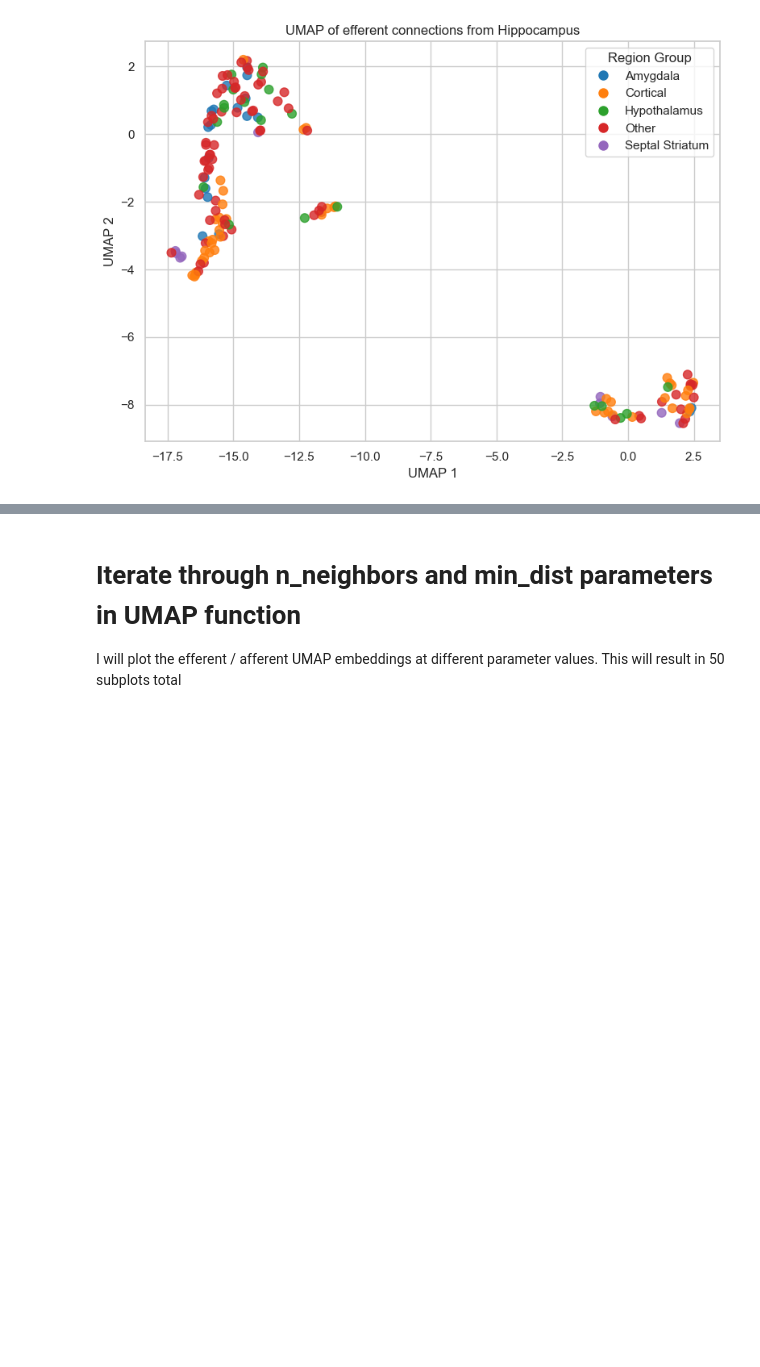
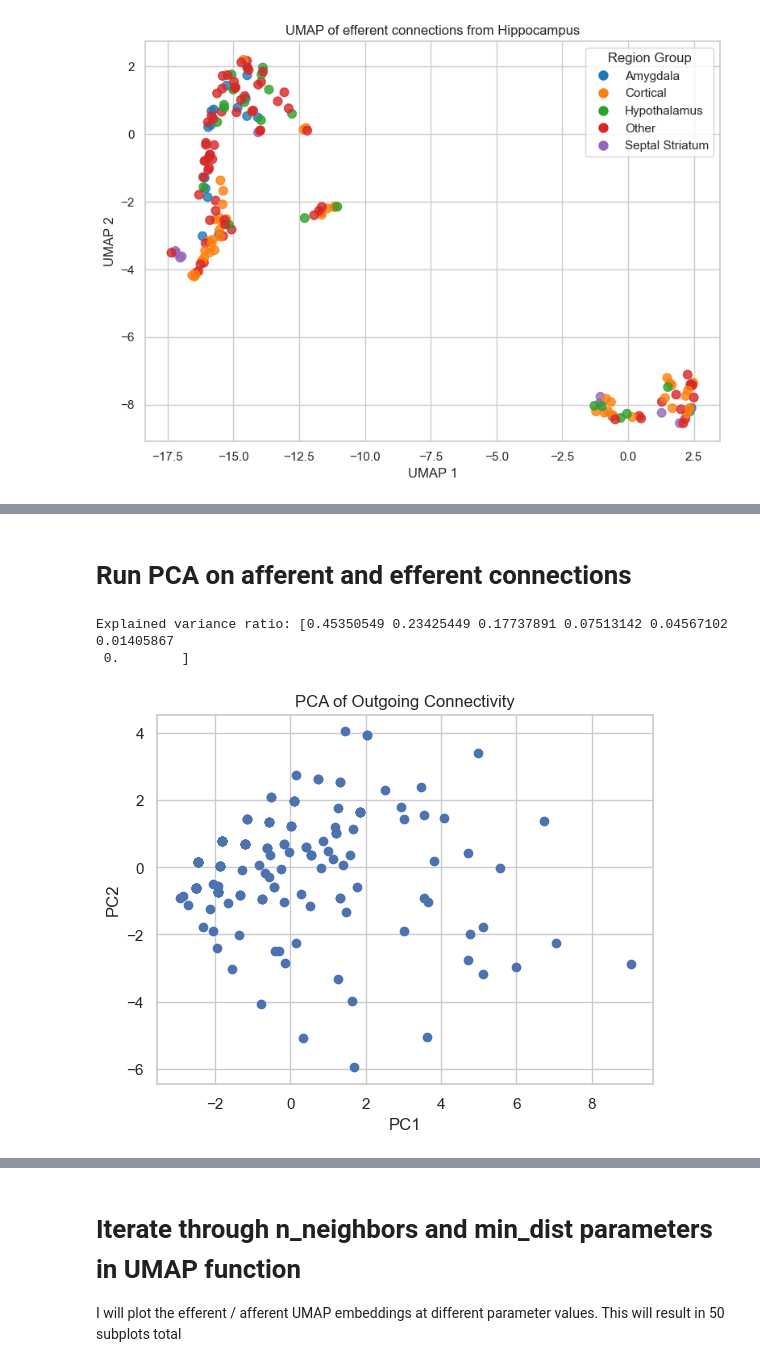
Before and after one commit to chris-weinberger/br2f_connectome, a Jupyter notebook: scripts/UMAP_analysis.ipynb, the cells around one changed output, grey strips where cells are left out. Cells and saved outputs as stored; diff of their text form; code cells hidden in the pictures; blank space fills up the shorter version.

```diff
--- a/scripts/UMAP_analysis.ipynb
+++ b/scripts/UMAP_analysis.ipynb
@@ -217,0 +288,32 @@ plt.show()
+# %% [markdown]
+# Run PCA on afferent and efferent connections
+# %%
+import numpy as np
+from sklearn.decomposition import PCA
+import matplotlib.pyplot as plt
+
+# C is your N x N connectivity matrix
+# Rows = source regions, columns = target regions
+# Each row is a vector of outgoing connections from that region
+
+# X = C.copy()  # Shape (N regions, N target regions)
+
+X = df_avg_from.T
+
+# Run PCA
+pca = PCA()  # or choose 'n_components' to capture desired variance
+X_pca = pca.fit_transform(X)
+
+# Explained variance
+print("Explained variance ratio:", pca.explained_variance_ratio_)
+
+# Plot first two PCs
+plt.scatter(X_pca[:, 0], X_pca[:, 1])
+plt.xlabel("PC1")
+plt.ylabel("PC2")
+plt.title("PCA of Outgoing Connectivity")
+plt.show()
+# %% [output]
+Explained variance ratio: [0.45350549 0.23425449 0.17737891 0.07513142 0.04567102 0.01405867
+ 0.        ]
+[figure, added]
```
Also changed, not shown: parts of 11 cells of this notebook, 4 other files.
